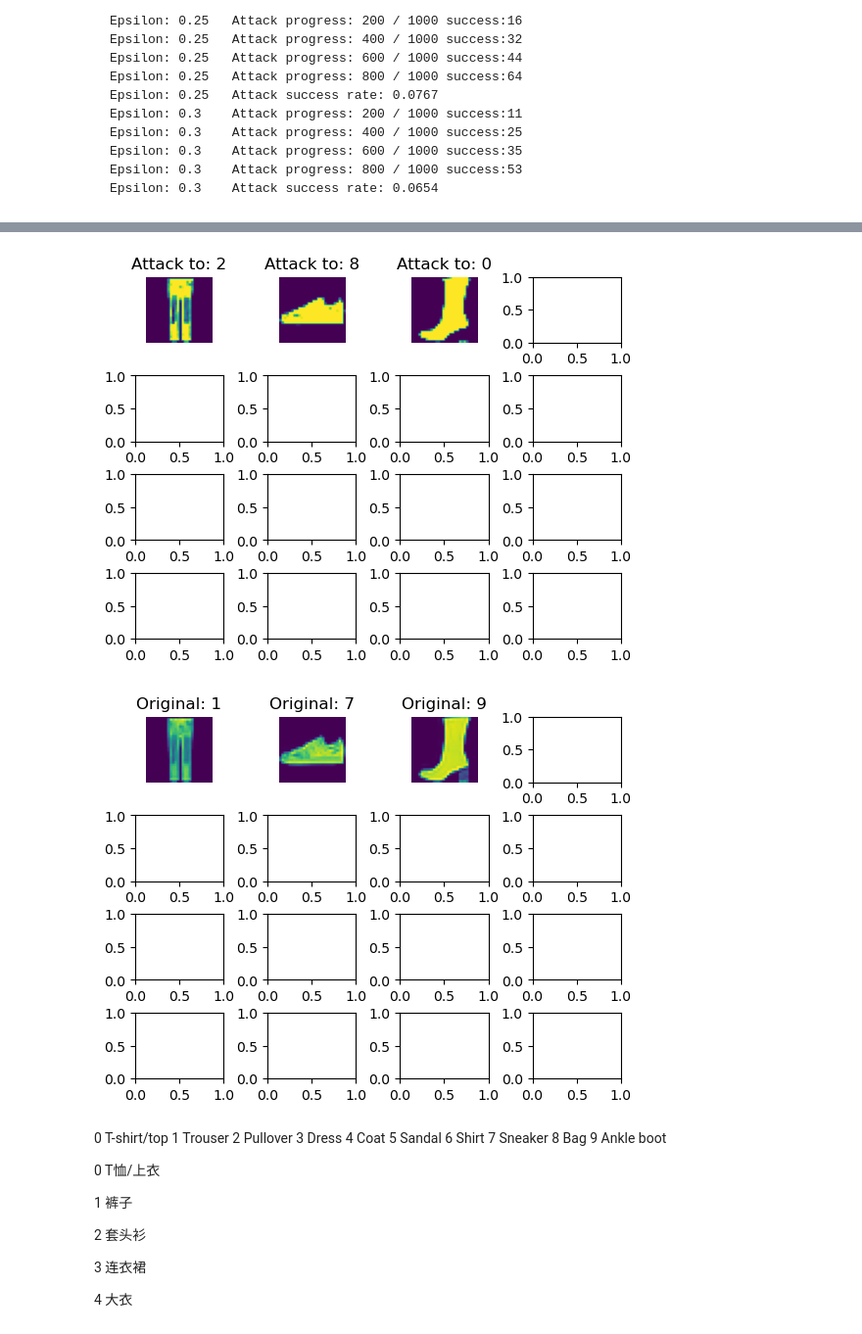
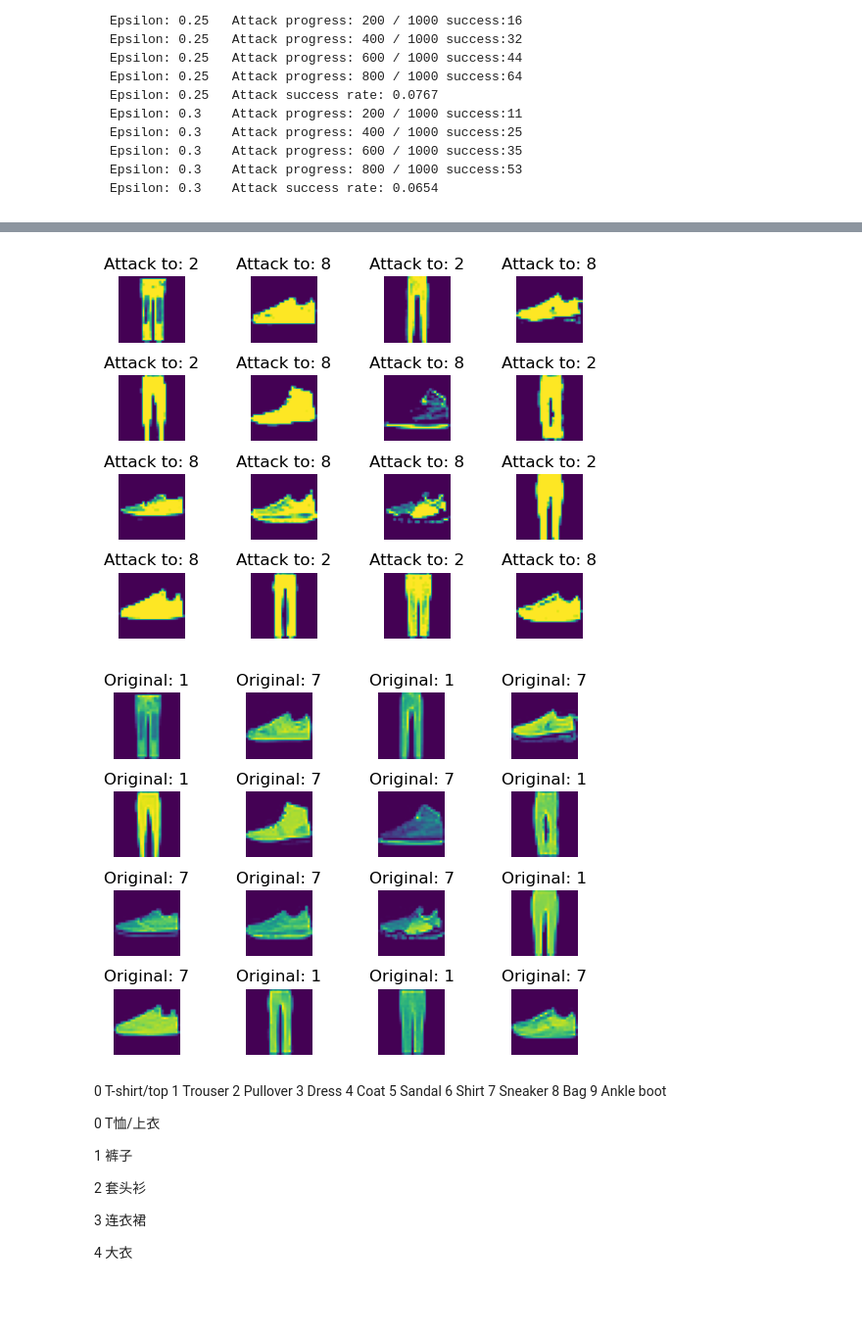
Before and after one commit to AkexStar/LiGe-DeepLearning-PKUCourse, a Jupyter notebook: homework-2/black-attack.ipynb, the cells around one changed output, grey strips where cells are left out. Shown at 98% size. Saved outputs shown, nothing was run; the diff lists cells and outputs as text; code cells hidden in the pictures; blank space fills up the shorter version.

```diff
--- a/homework-2/black-attack.ipynb
+++ b/homework-2/black-attack.ipynb
@@ -400,39 +473,40 @@ def plot_images(images, isOriginal):
     fig.subplots_adjust(hspace=0.5, wspace=0.5)
     flag = np.zeros(10, dtype=bool)
     cnt = 0
     # 遍历 adv_examples 列表，将每个元素的图像和标签显示在对应的子图中
     for i, (data, perturbed_data, target) in enumerate(images):
         data = data.cpu().detach().numpy().squeeze()
         perturbed_data = perturbed_data.cpu().detach().numpy().squeeze()
         row = cnt // 4
         col = cnt % 4
-        if flag[target.item()]:
-            continue
+        # if flag[target.item()]:
+            # continue
         if isOriginal:
             ax = axes[row, col]
             # 将原始数据和扰动后的数据分别显示在同一个子图中
             ax.imshow(data)#, cmap='gray')
             ax.set_title(f'Original: {target.item()}')
             ax.axis('off')
             flag[target.item()] = True
             cnt += 1
         else:
             ax = axes[row, col]
             ax.imshow(perturbed_data)#, cmap='gray')
             ax.set_title(f'Attack to: {(target.item() + 1) % 10}')
             ax.axis('off')
             flag[target.item()] = True
             cnt += 1
-
+        if cnt == 16:
+            break
     plt.show()
-adv_examples = torch.load('./attack_data/eps-0.01-ASR-0.15.pt')
+adv_examples = torch.load('./attack_data/black/eps-0.002-ASR-0.150.pt')
 # 调用 plot_images 函数，将 adv_examples 网格化显示
 plot_images(adv_examples, False)
 
 plot_images(adv_examples, True)
 # %% [output]
-[figure, old version]
+[figure, new version]
-[figure, old version]
+[figure, new version]
 # %% [markdown]
 0 T-shirt/top
 1 Trouser
```
Also changed, not shown: parts of 4 cells of this notebook.
